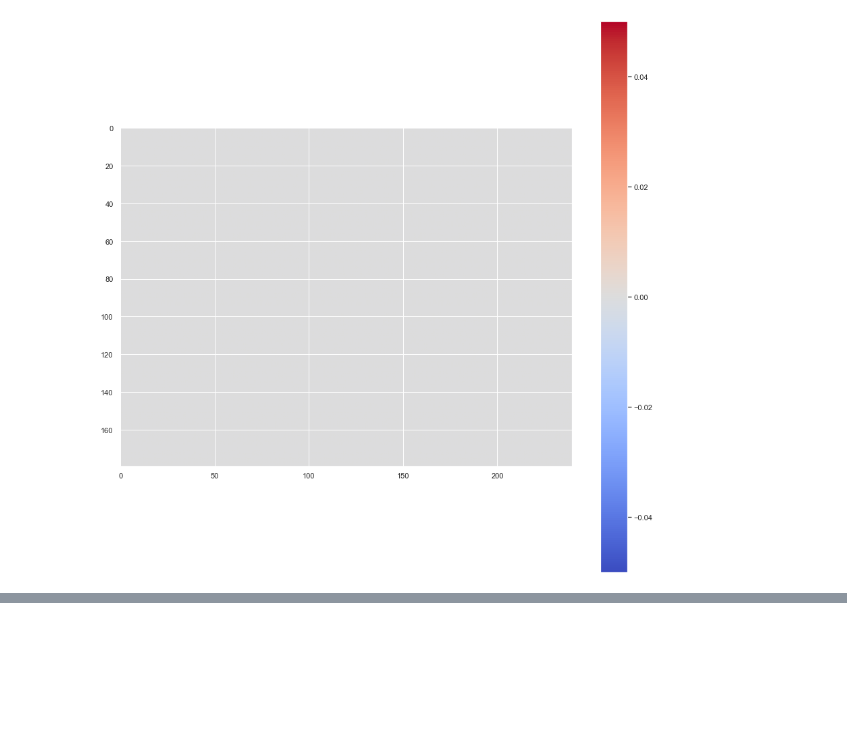
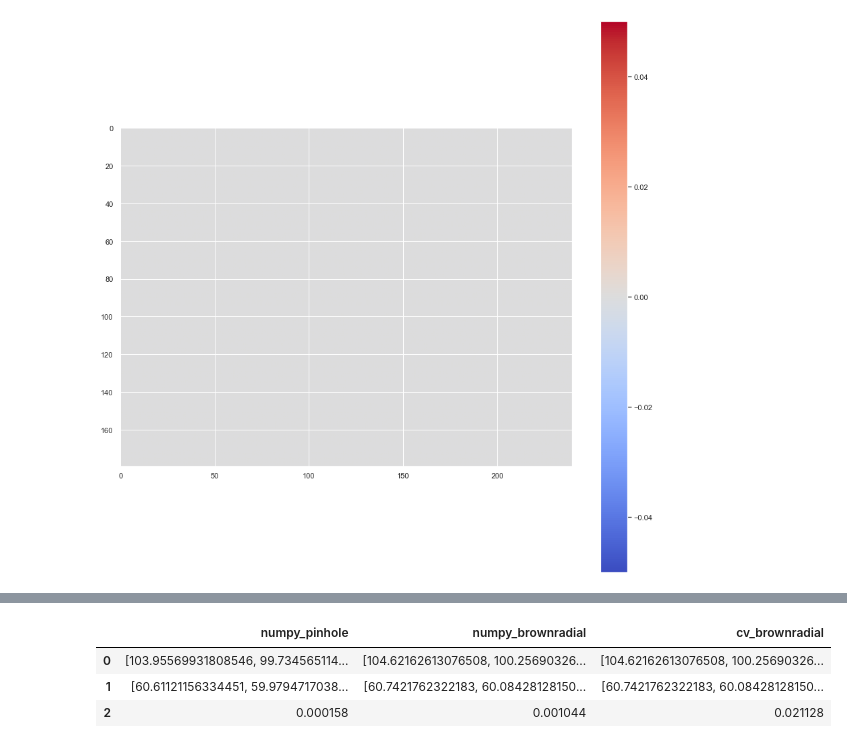
Before and after one commit to sevas/camera_geometry, a Jupyter notebook: cg.ipynb, the cells around one changed output, grey strips where cells are left out. Cells and saved outputs as stored; diff of their text form; code cells hidden in the pictures; blank space fills up the shorter version.

```diff
--- a/cg.ipynb
+++ b/cg.ipynb
@@ -385,0 +466,8 @@ plt.colorbar()
+# %%
+import pandas as pd
+pd.DataFrame(results)
+# %% [output]
+|  | numpy_pinhole | numpy_brownradial | cv_brownradial |
+| 0 | [103.95569931808546, 99.734565114... | [104.62162613076508, 100.25690326... | [104.62162613076508, 100.25690326... |
+| 1 | [60.61121156334451, 59.9794717038... | [60.7421762322183, 60.08428128150... | [60.7421762322183, 60.08428128150... |
+| 2 | 0.000158 | 0.001044 | 0.021128 |
```
Also changed, not shown: parts of 10 cells of this notebook.
